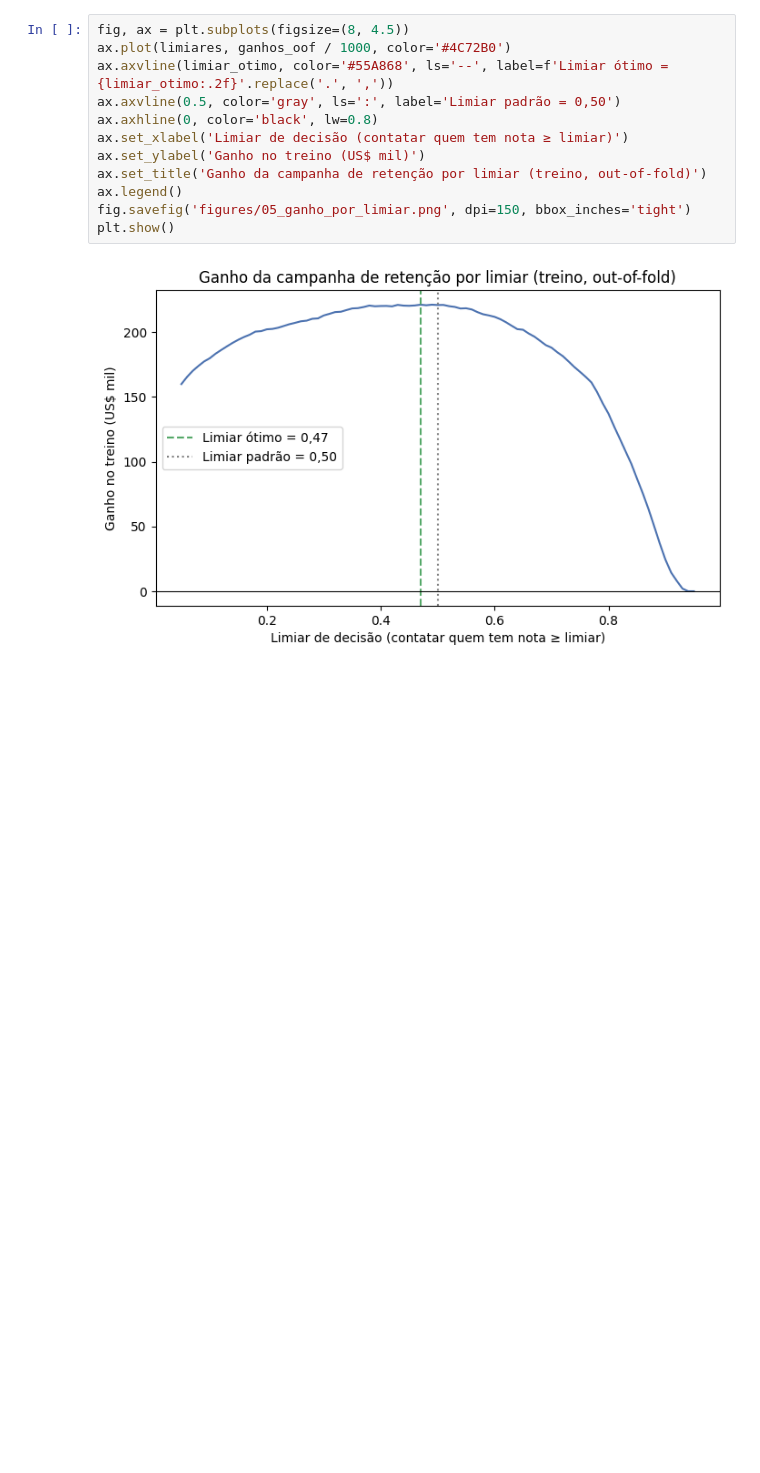
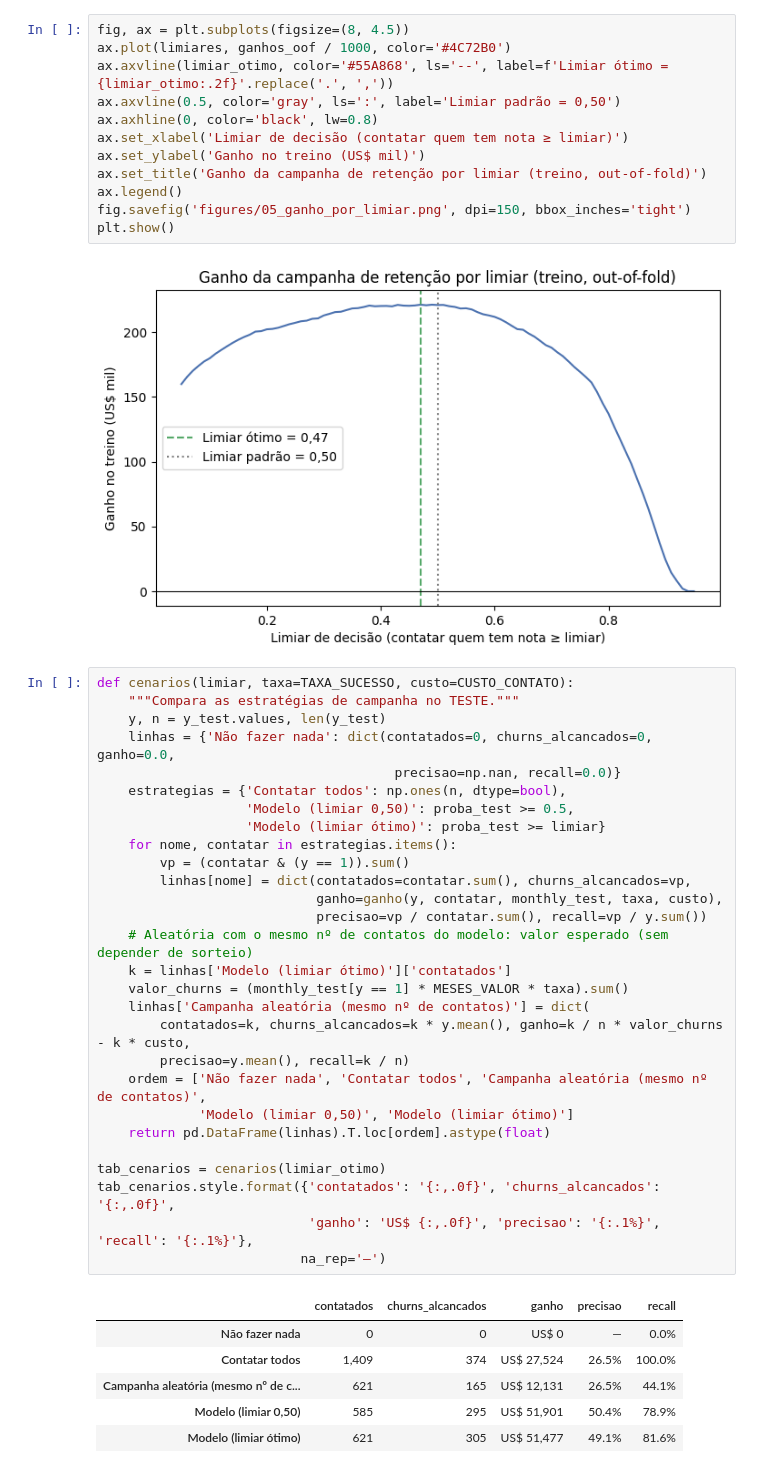
Before and after one commit to FranciscoGSilverio/C318_ML, a Jupyter notebook: churn.ipynb, the cells around one changed output. Saved outputs shown, nothing was run; the diff lists cells and outputs as text; blank space fills up the shorter version.

Commit message:
feat(T05): adiciona tabela de cenários no teste

```diff
--- a/churn.ipynb
+++ b/churn.ipynb
@@ -338,3 +338,38 @@ fig.savefig('figures/05_ganho_por_limiar.png', dpi=150, bbox_inches='tight')
 plt.show()
 # %% [output]
 [figure]
+# %%
+def cenarios(limiar, taxa=TAXA_SUCESSO, custo=CUSTO_CONTATO):
+    """Compara as estratégias de campanha no TESTE."""
+    y, n = y_test.values, len(y_test)
+    linhas = {'Não fazer nada': dict(contatados=0, churns_alcancados=0, ganho=0.0,
+                                      precisao=np.nan, recall=0.0)}
+    estrategias = {'Contatar todos': np.ones(n, dtype=bool),
+                   'Modelo (limiar 0,50)': proba_test >= 0.5,
+                   'Modelo (limiar ótimo)': proba_test >= limiar}
+    for nome, contatar in estrategias.items():
+        vp = (contatar & (y == 1)).sum()
+        linhas[nome] = dict(contatados=contatar.sum(), churns_alcancados=vp,
+                            ganho=ganho(y, contatar, monthly_test, taxa, custo),
+                            precisao=vp / contatar.sum(), recall=vp / y.sum())
+    # Aleatória com o mesmo nº de contatos do modelo: valor esperado (sem depender de sorteio)
+    k = linhas['Modelo (limiar ótimo)']['contatados']
+    valor_churns = (monthly_test[y == 1] * MESES_VALOR * taxa).sum()
+    linhas['Campanha aleatória (mesmo nº de contatos)'] = dict(
+        contatados=k, churns_alcancados=k * y.mean(), ganho=k / n * valor_churns - k * custo,
+        precisao=y.mean(), recall=k / n)
+    ordem = ['Não fazer nada', 'Contatar todos', 'Campanha aleatória (mesmo nº de contatos)',
+             'Modelo (limiar 0,50)', 'Modelo (limiar ótimo)']
+    return pd.DataFrame(linhas).T.loc[ordem].astype(float)
+
+tab_cenarios = cenarios(limiar_otimo)
+tab_cenarios.style.format({'contatados': '{:,.0f}', 'churns_alcancados': '{:,.0f}',
+                           'ganho': 'US$ {:,.0f}', 'precisao': '{:.1%}', 'recall': '{:.1%}'},
+                          na_rep='—')
+# %% [output]
+|  | contatados | churns_alcancados | ganho | precisao | recall |
+| Não fazer nada | 0 | 0 | US$ 0 | — | 0.0% |
+| Contatar todos | 1,409 | 374 | US$ 27,524 | 26.5% | 100.0% |
+| Campanha aleatória (mesmo nº de c... | 621 | 165 | US$ 12,131 | 26.5% | 44.1% |
+| Modelo (limiar 0,50) | 585 | 295 | US$ 51,901 | 50.4% | 78.9% |
+| Modelo (limiar ótimo) | 621 | 305 | US$ 51,477 | 49.1% | 81.6% |
```
